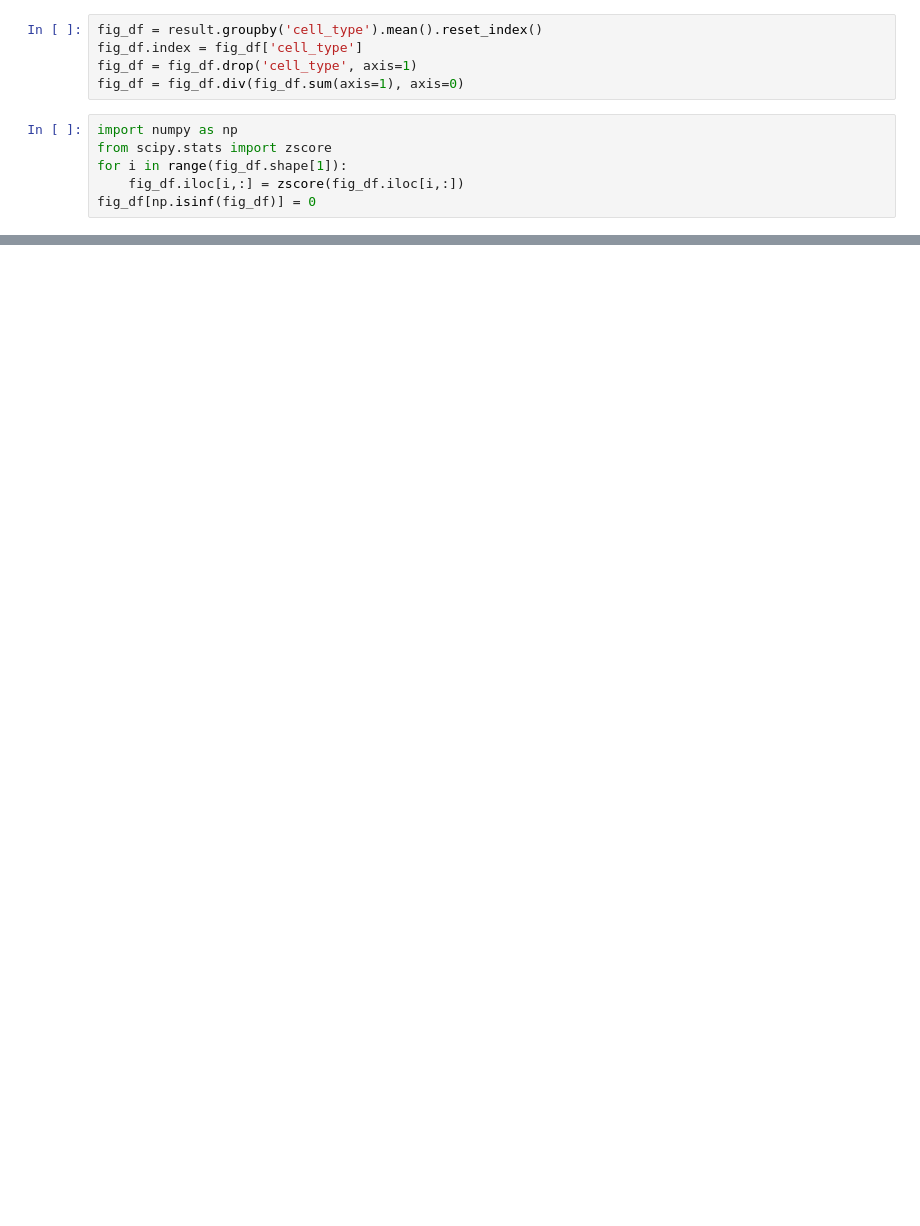
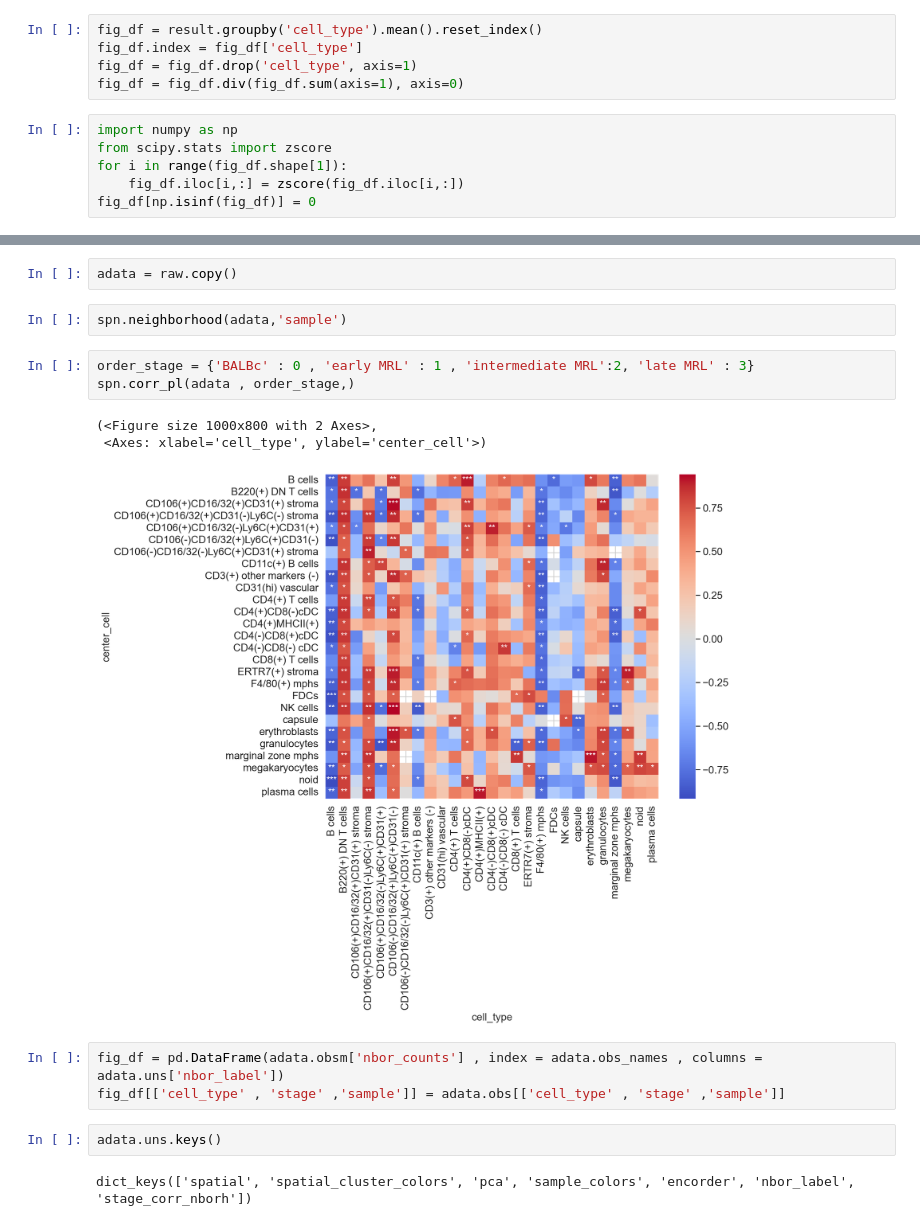
Before and after one commit to lltk123/spatiocell, a Jupyter notebook: Example1.ipynb, the cells around one changed output, grey strips where cells are left out. Saved outputs shown, nothing was run; the diff lists cells and outputs as text; blank space fills up the shorter version.

```diff
--- a/Example1.ipynb
+++ b/Example1.ipynb
@@ -106,0 +91,18 @@ AnnData object with n_obs × n_vars = 707474 × 29
+# %%
+adata = raw.copy()
+# %%
+spn.neighborhood(adata,'sample')
+# %%
+order_stage = {'BALBc' : 0 , 'early MRL' : 1 , 'intermediate MRL':2, 'late MRL' : 3}
+spn.corr_pl(adata , order_stage,)
+# %% [output]
+(<Figure size 1000x800 with 2 Axes>,
+ <Axes: xlabel='cell_type', ylabel='center_cell'>)
+[figure, added]
+# %%
+fig_df = pd.DataFrame(adata.obsm['nbor_counts'] , index = adata.obs_names , columns = adata.uns['nbor_label'])
+fig_df[['cell_type' , 'stage' ,'sample']] = adata.obs[['cell_type' , 'stage' ,'sample']]
+# %%
+adata.uns.keys()
+# %% [output]
+dict_keys(['spatial', 'spatial_cluster_colors', 'pca', 'sample_colors', 'encorder', 'nbor_label', 'stage_corr_nborh'])
```
Also changed, not shown: parts of 11 cells of this notebook, 1 other file.
